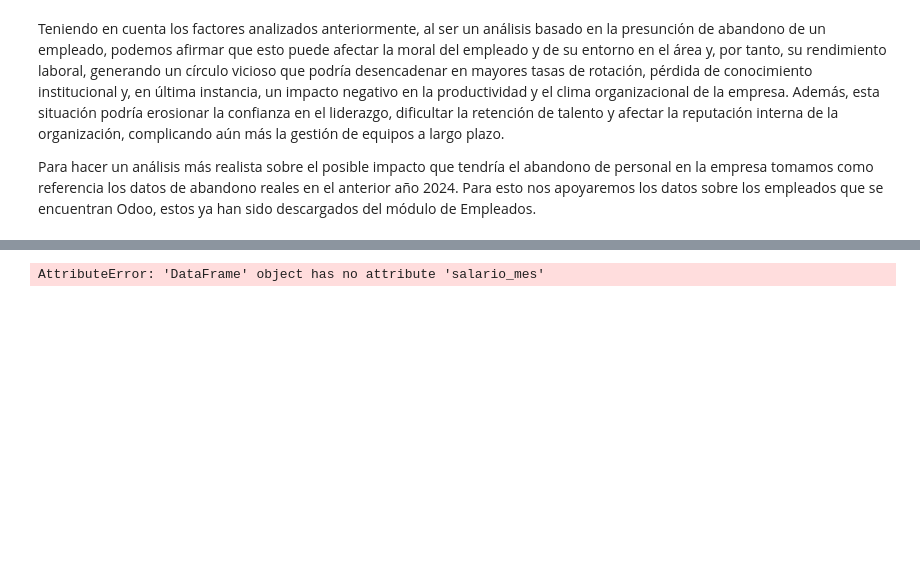
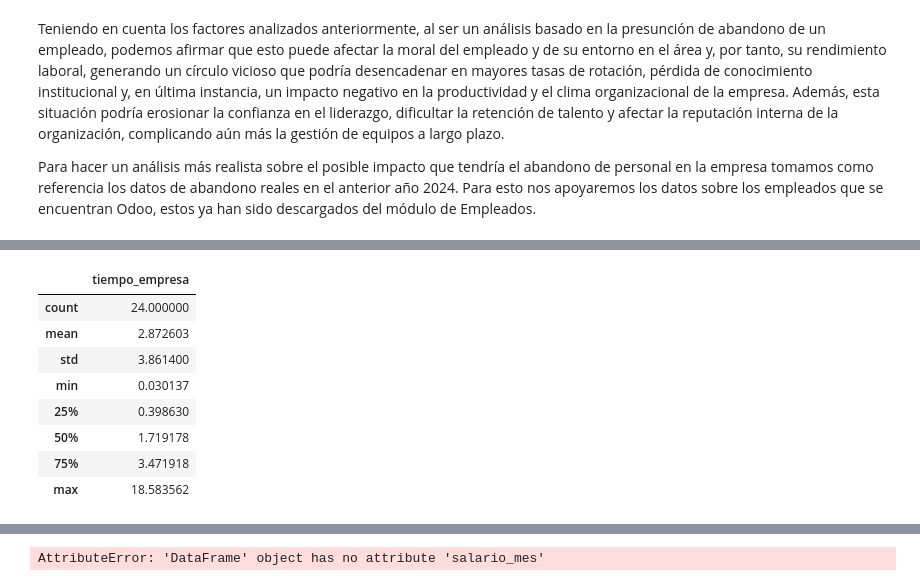
Before and after one commit to MiguelOscar-Insco/data-INSCO-hub, a Jupyter notebook: notebooks/mod_rrhh/survey_analysis.ipynb, the cells around one changed output, grey strips where cells are left out. Cells and saved outputs as stored; diff of their text form; code cells hidden in the pictures; blank space fills up the shorter version.

```diff
--- a/notebooks/mod_rrhh/survey_analysis.ipynb
+++ b/notebooks/mod_rrhh/survey_analysis.ipynb
@@ -735,0 +884,13 @@ Para hacer un análisis más realista sobre el posible impacto que tendría el a
+# %%
+abandono = reg_abandono['tiempo_empresa'].describe().to_frame()
+abandono
+# %% [output]
+|  | tiempo_empresa |
+| count | 24.000000 |
+| mean | 2.872603 |
+| std | 3.861400 |
+| min | 0.030137 |
+| 25% | 0.398630 |
+| 50% | 1.719178 |
+| 75% | 3.471918 |
+| max | 18.583562 |
```
Also changed, not shown: parts of 19 cells of this notebook, 3 other files.
